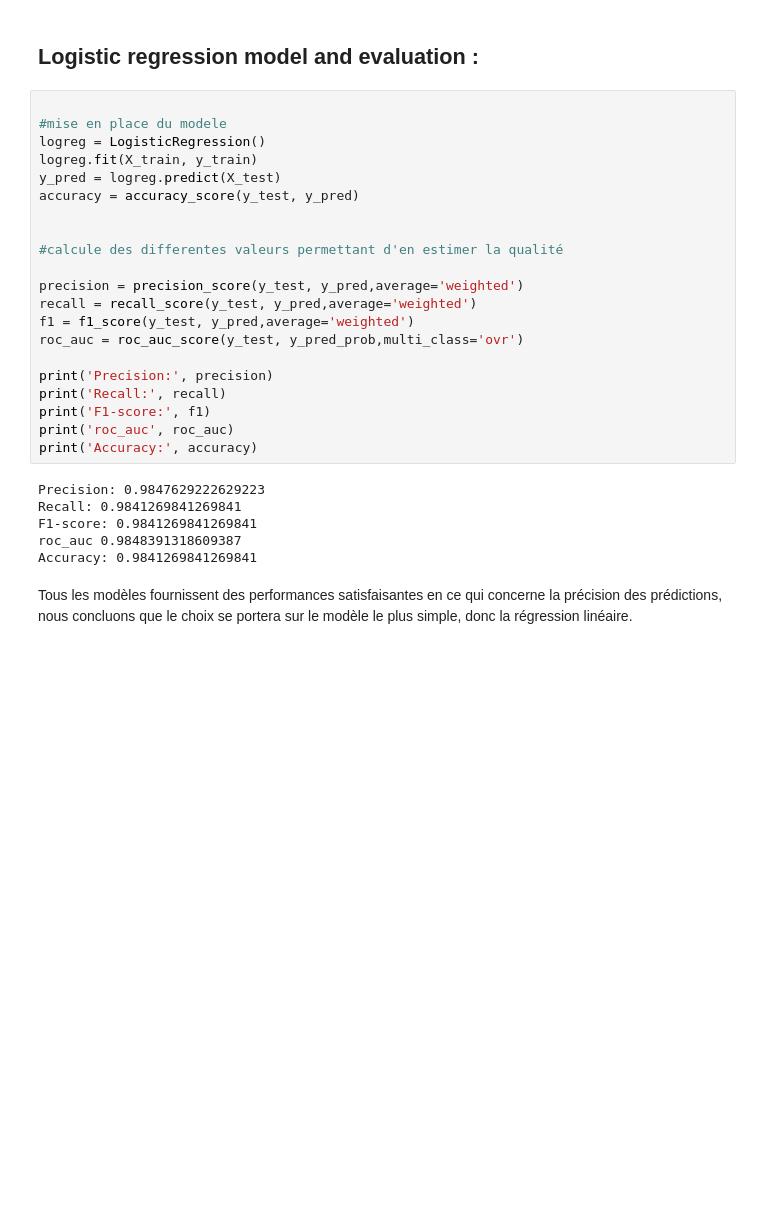
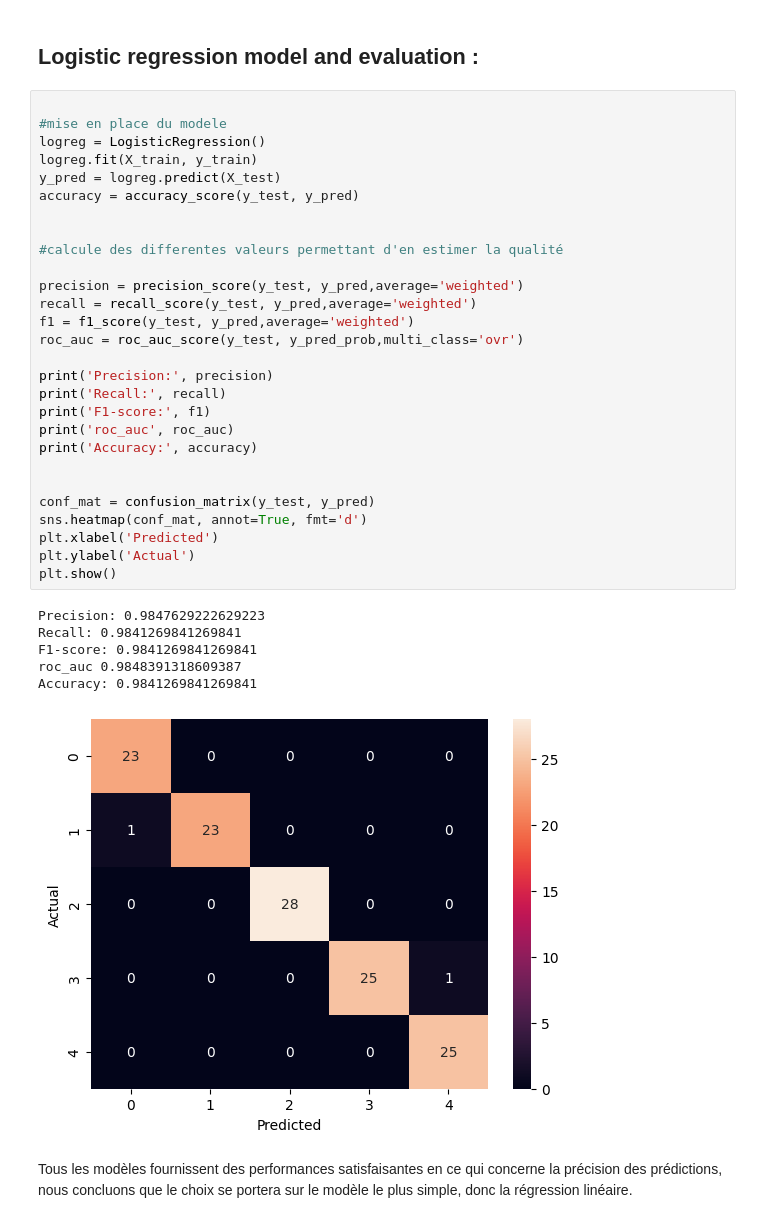
Before and after one commit to nathaliuw/TP_MACHINE_LEARNING_NB, a Jupyter notebook: TP1.ipynb, the cells around one changed output. Saved outputs shown, nothing was run; the diff lists cells and outputs as text; blank space fills up the shorter version.

```diff
--- a/TP1.ipynb
+++ b/TP1.ipynb
@@ -247,29 +254,37 @@ R²:  0.9147509646281814
 # %%
 
 #mise en place du modele
 logreg = LogisticRegression()
 logreg.fit(X_train, y_train)
 y_pred = logreg.predict(X_test)
 accuracy = accuracy_score(y_test, y_pred)
 
 
 #calcule des differentes valeurs permettant d'en estimer la qualité
 
 precision = precision_score(y_test, y_pred,average='weighted')
 recall = recall_score(y_test, y_pred,average='weighted')
 f1 = f1_score(y_test, y_pred,average='weighted')
 roc_auc = roc_auc_score(y_test, y_pred_prob,multi_class='ovr')
 
 print('Precision:', precision)
 print('Recall:', recall)
 print('F1-score:', f1)
 print('roc_auc', roc_auc)
 print('Accuracy:', accuracy)
+
+
+conf_mat = confusion_matrix(y_test, y_pred)
+sns.heatmap(conf_mat, annot=True, fmt='d')
+plt.xlabel('Predicted')
+plt.ylabel('Actual')
+plt.show()
 # %% [output]
 Precision: 0.9847629222629223
 Recall: 0.9841269841269841
 F1-score: 0.9841269841269841
 roc_auc 0.9848391318609387
 Accuracy: 0.9841269841269841
+[figure, added]
 # %% [markdown]
 Tous les modèles fournissent des performances satisfaisantes en ce qui concerne la précision des prédictions, nous concluons que le choix se portera sur le modèle le plus simple, donc la régression linéaire.
```
Also changed, not shown: parts of 1 cell of this notebook.
